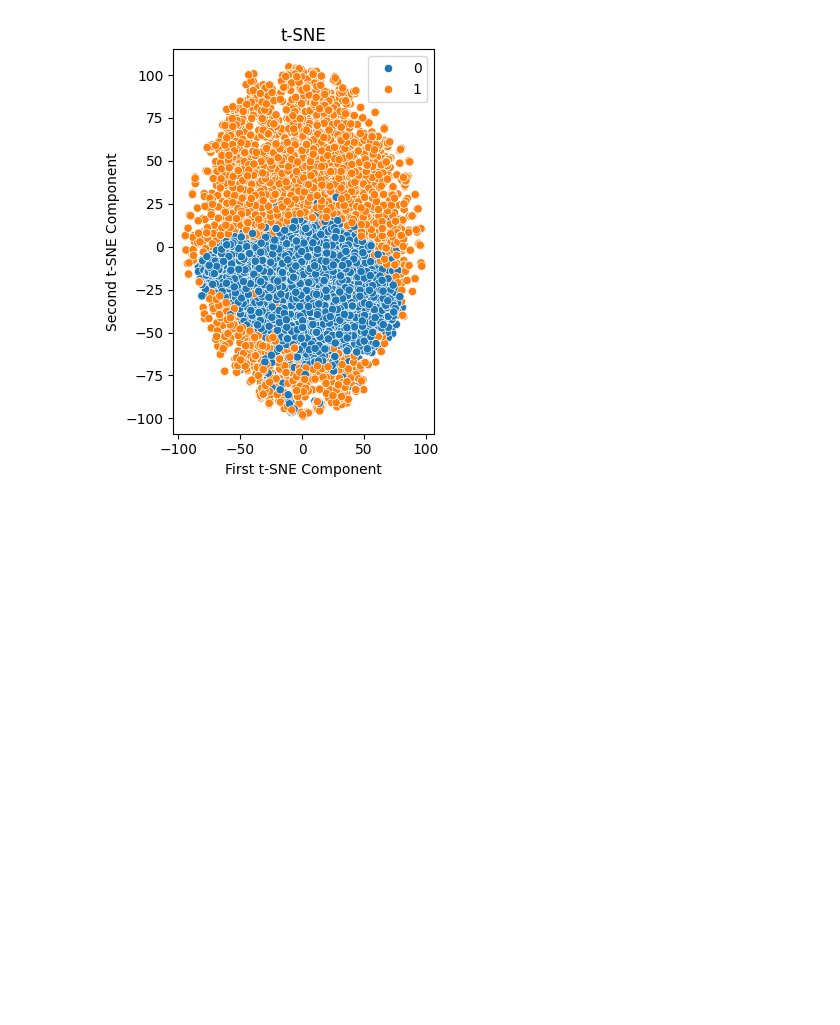
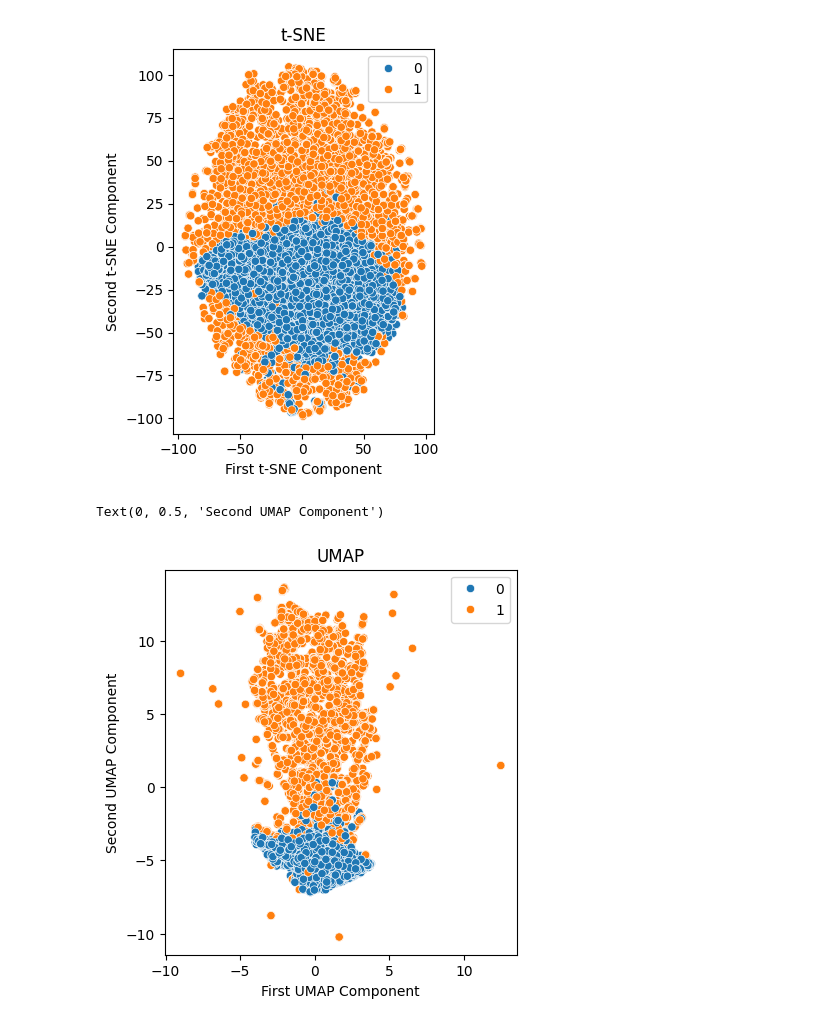
Before and after one commit to igorjakus/neurohackathon, a Jupyter notebook: src/data.ipynb, the cells around one changed output. Drawn from its saved outputs; the diff is of its cells as text; code cells hidden in the pictures; blank space fills up the shorter version.

Commit message:
feat: Add UMAP visualization

```diff
--- a/src/data.ipynb
+++ b/src/data.ipynb
@@ -45,3 +49,18 @@ plt.tight_layout()
 plt.show()
 # %% [output]
 [figure]
+# %%
+# UMAP
+umap = UMAP(n_components=2, random_state=42)
+X_umap = umap.fit_transform(X)
+
+plt.figure(figsize=(10, 5))
+
+plt.subplot(121)
+sns.scatterplot(x=X_umap[:, 0], y=X_umap[:, 1], hue=y)
+plt.title('UMAP')
+plt.xlabel('First UMAP Component')
+plt.ylabel('Second UMAP Component')
+# %% [output]
+Text(0, 0.5, 'Second UMAP Component')
+[figure, added]
```
Also changed, not shown: parts of 1 cell of this notebook, 1 other file.
